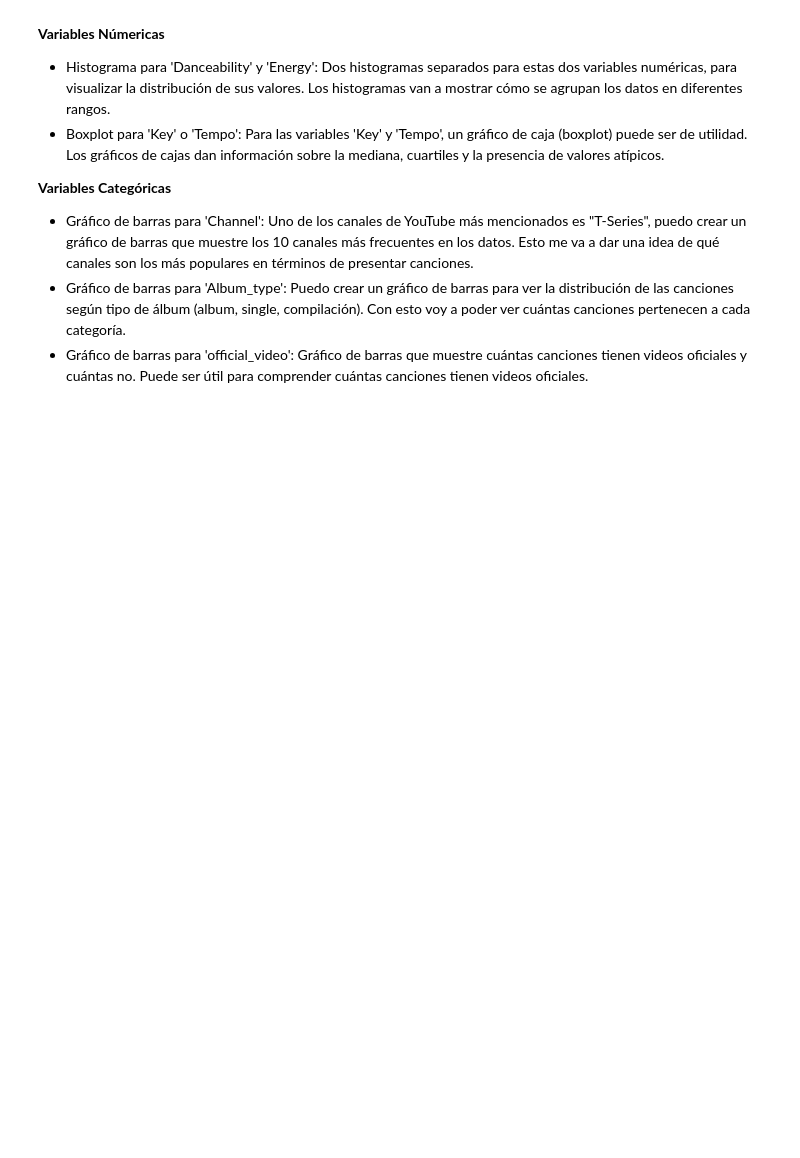
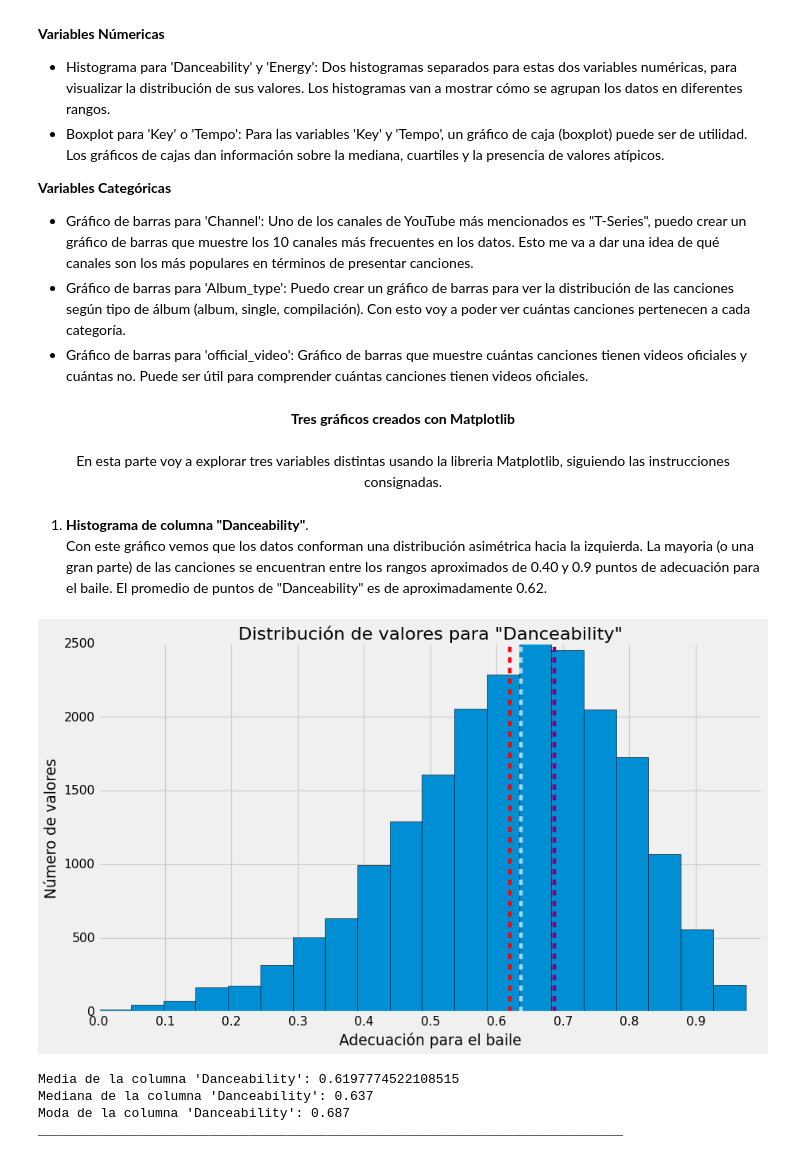
Before and after one commit to emanuelbe1/ciencia_de_datos_repasos, a Jupyter notebook: Coderhouse/visualizacionesPython/visualizacionBenitez.ipynb, the cells around one changed output. Saved outputs shown, nothing was run; the diff lists cells and outputs as text; code cells hidden in the pictures; blank space fills up the shorter version.

Commit message:
Completada practica: Visualización en python

```diff
--- a/Coderhouse/visualizacionesPython/visualizacionBenitez.ipynb
+++ b/Coderhouse/visualizacionesPython/visualizacionBenitez.ipynb
@@ -197,3 +198,42 @@ Número de valores únicos en la columna 'official_video': 2
 <li>Gráfico de barras para 'Channel': Uno de los canales de YouTube más mencionados es "T-Series", puedo crear un gráfico de barras que muestre los 10 canales más frecuentes en los datos. Esto me va a dar una idea de qué canales son los más populares en términos de presentar canciones.</li>
 <li>Gráfico de barras para 'Album_type': Puedo crear un gráfico de barras para ver la distribución de las canciones según tipo de álbum (album, single, compilación). Con esto voy a poder ver cuántas canciones pertenecen a cada categoría.</li>
 <li>Gráfico de barras para 'official_video': Gráfico de barras que muestre cuántas canciones tienen videos oficiales y cuántas no. Puede ser útil para comprender cuántas canciones tienen videos oficiales.</li></ul>
+# %% [markdown]
+<center><b>Tres gráficos creados con Matplotlib</b><br></center>
+<br>
+<center>En esta parte voy a explorar tres variables distintas usando la libreria Matplotlib, siguiendo las instrucciones consignadas.</center>
+# %% [markdown]
+1. <b>Histograma de columna "Danceability"</b>.
+<br>Con este gráfico vemos que los datos conforman una distribución asimétrica hacia la izquierda. La mayoria (o una gran parte) de las canciones se encuentran entre los rangos aproximados de 0.40 y 0.9 puntos de adecuación para el baile. El promedio de puntos de "Danceability" es de aproximadamente 0.62.
+# %%
+# Histograma para 'Danceability'
+
+danceability_mean = spotifyYoutube['Danceability'].mean()
+danceability_median = spotifyYoutube['Danceability'].median()
+danceability_mode = spotifyYoutube['Danceability'].mode()[0]
+
+plt.style.use('fivethirtyeight')
+
+
+plt.figure(figsize=(12, 7))
+plt.hist(data=spotifyYoutube, x='Danceability', bins=20, edgecolor='black')
+plt.title('Distribución de valores para "Danceability"')
+plt.xticks(np.arange(0, 1, 0.1))
+plt.xlabel('Adecuación para el baile')
+plt.ylabel('Número de valores')
+plt.axvline(danceability_mean, color='red', linestyle='--', label='Media')
+plt.axvline(danceability_median, color='lightblue', linestyle='--', label='Mediana')
+plt.axvline(danceability_mode, color='purple', linestyle='--', label='Moda')
+plt.show()
+
+
+print(f"Media de la columna 'Danceability': {danceability_mean}")
+print(f"Mediana de la columna 'Danceability': {danceability_median}")
+print(f"Moda de la columna 'Danceability': {danceability_mode}")
+print("_____" * 15)
+# %% [output]
+[figure, added]
+Media de la columna 'Danceability': 0.6197774522108515
+Mediana de la columna 'Danceability': 0.637
+Moda de la columna 'Danceability': 0.687
+___________________________________________________________________________
```
Also changed, not shown: parts of 15 cells of this notebook.
